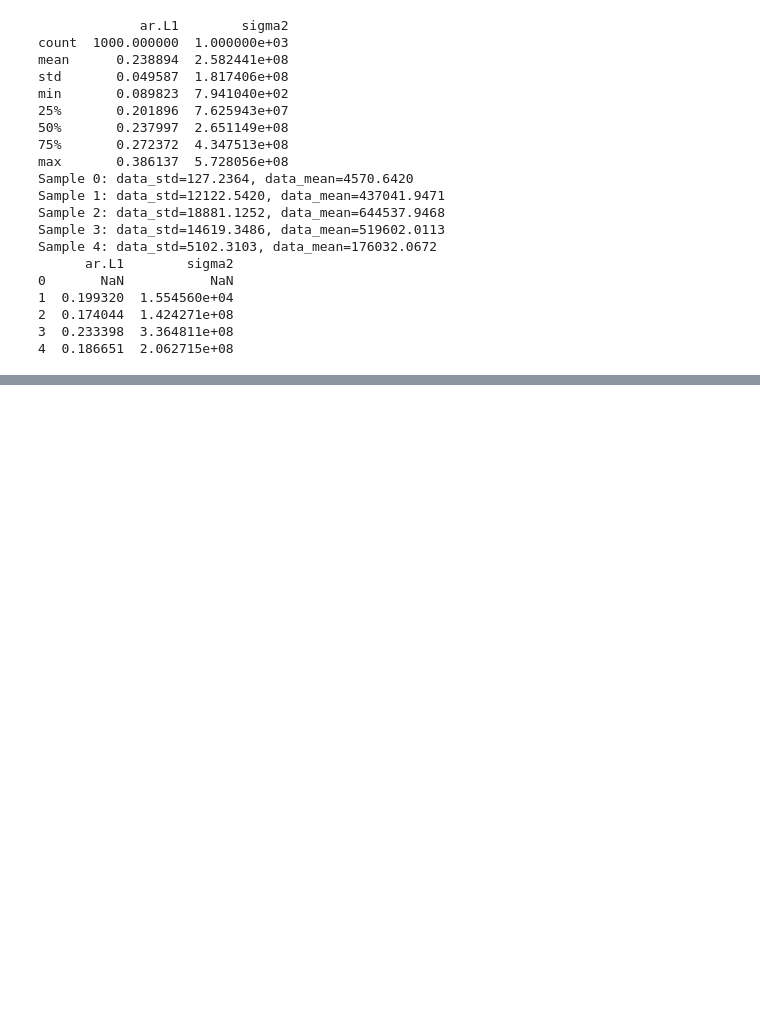
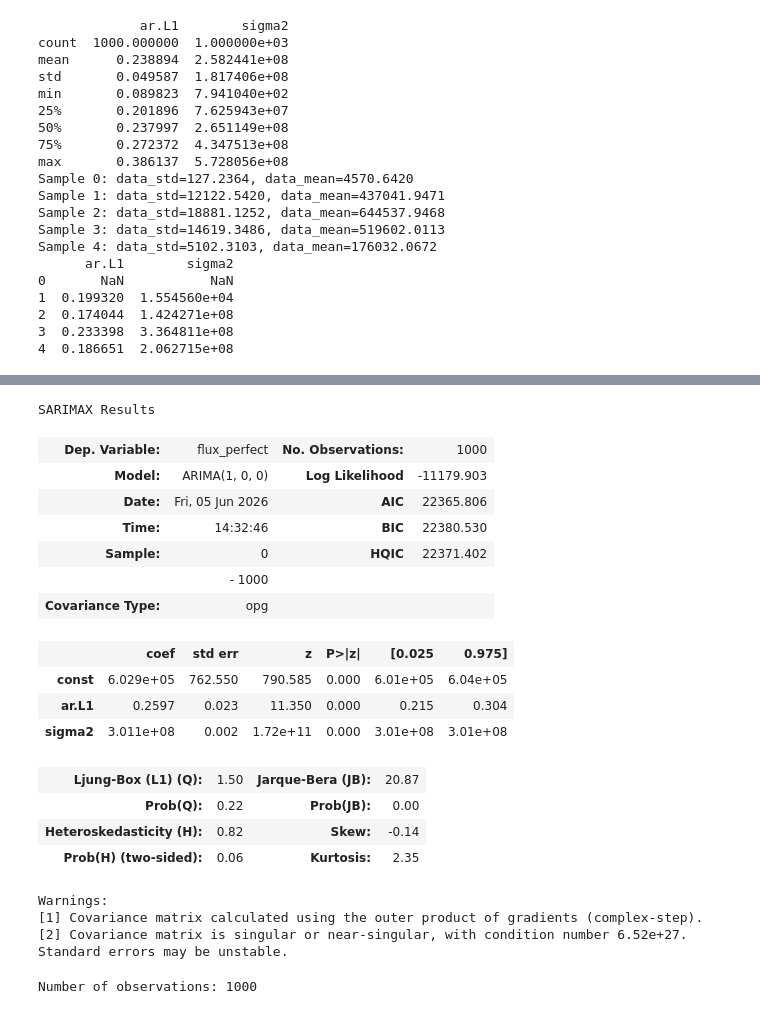
Before and after one commit to Zoe-Au/cosmographi, a Jupyter notebook: src/cosmographi/source/arma_exploration.ipynb, the cells around one changed output, grey strips where cells are left out. Drawn from its saved outputs; the diff is of its cells as text; code cells hidden in the pictures; blank space fills up the shorter version.

```diff
--- a/src/cosmographi/source/arma_exploration.ipynb
+++ b/src/cosmographi/source/arma_exploration.ipynb
@@ -559,0 +550,50 @@ Sample 4: data_std=5102.3103, data_mean=176032.0672
+# %%
+model_fit.summary()
+# %% [output]
+SARIMAX Results
+| Dep. Variable: | flux_perfect | No. Observations: | 1000 |
+| Model: | ARIMA(1, 0, 0) | Log Likelihood | -11179.903 |
+| Date: | Fri, 05 Jun 2026 | AIC | 22365.806 |
+| Time: | 14:32:46 | BIC | 22380.530 |
+| Sample: | 0 | HQIC | 22371.402 |
+|  | - 1000 |  |  |
+| Covariance Type: | opg |  |  |
+|  | coef | std err | z | P>|z| | [0.025 | 0.975] |
+| const | 6.029e+05 | 762.550 | 790.585 | 0.000 | 6.01e+05 | 6.04e+05 |
+| ar.L1 | 0.2597 | 0.023 | 11.350 | 0.000 | 0.215 | 0.304 |
+| sigma2 | 3.011e+08 | 0.002 | 1.72e+11 | 0.000 | 3.01e+08 | 3.01e+08 |
+| Ljung-Box (L1) (Q): | 1.50 | Jarque-Bera (JB): | 20.87 |
+| Prob(Q): | 0.22 | Prob(JB): | 0.00 |
+| Heteroskedasticity (H): | 0.82 | Skew: | -0.14 |
+| Prob(H) (two-sided): | 0.06 | Kurtosis: | 2.35 |
+Warnings:
+[1] Covariance matrix calculated using the outer product of gradients (complex-step).
+[2] Covariance matrix is singular or near-singular, with condition number 6.52e+27. Standard errors may be unstable.
+# %%
+band = "r"
+cadence_days = 10
+n = n
+
+t_start = obstable.time_bounds()[0]
+t_end = t_start + cadence_days * n
+
+all_times = np.arange(t_start, t_end, cadence_days)
+n_obs = len(all_times)
+print(f"Number of observations: {n_obs}")
+
+survey_data = {
+    "observationStartMJD": all_times,
+    "fieldRA":             np.full(n_obs, 30),
+    "fieldDec":            np.full(n_obs, 30),
+    "filter":              [band] * n_obs,
+    "zp_nJy":             np.ones(n_obs),
+    "seeing":              np.full(n_obs, 0.7),
+    "skybrightness":       np.full(n_obs, 20.0),
+    "exptime":             np.full(n_obs, 30.0),
+    "nexposure":           np.full(n_obs, 2),
+}
+
+uniform_obstable = OpSim(survey_data)
+survey_info = SurveyInfo(obstable=uniform_obstable, passband_group=passband_group)
+# %% [output]
+Number of observations: 1000
```
Also changed, not shown: parts of 11 cells of this notebook, 46 other files.
